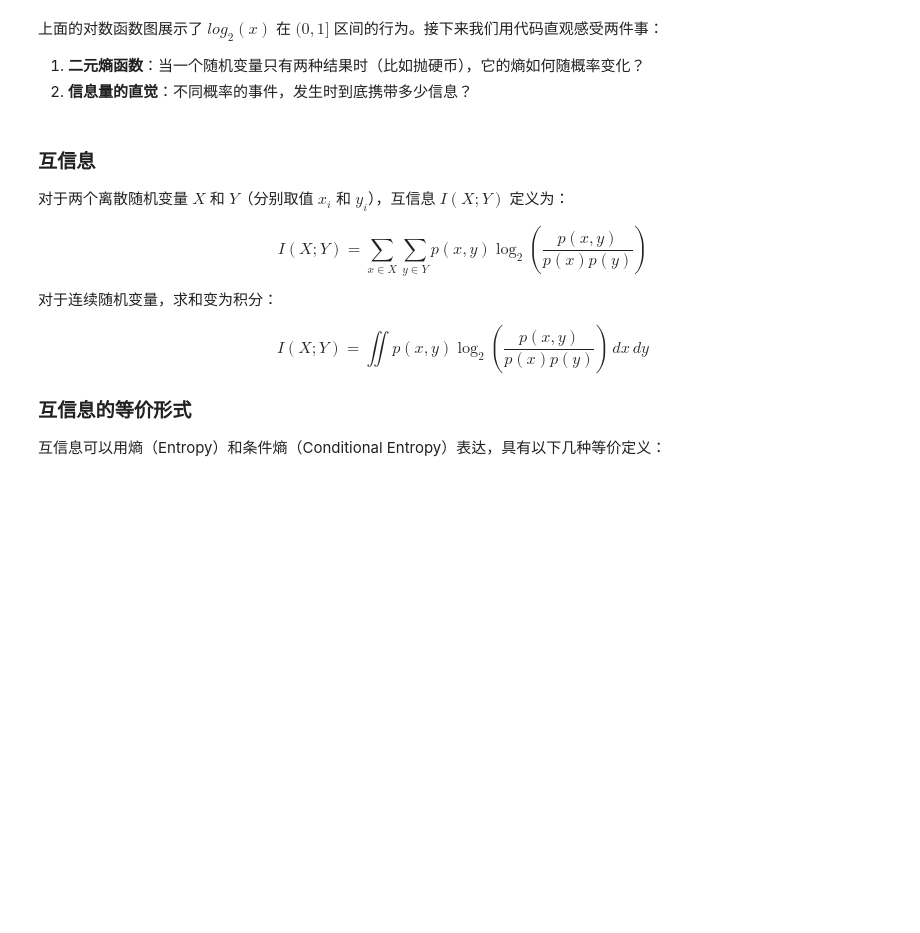
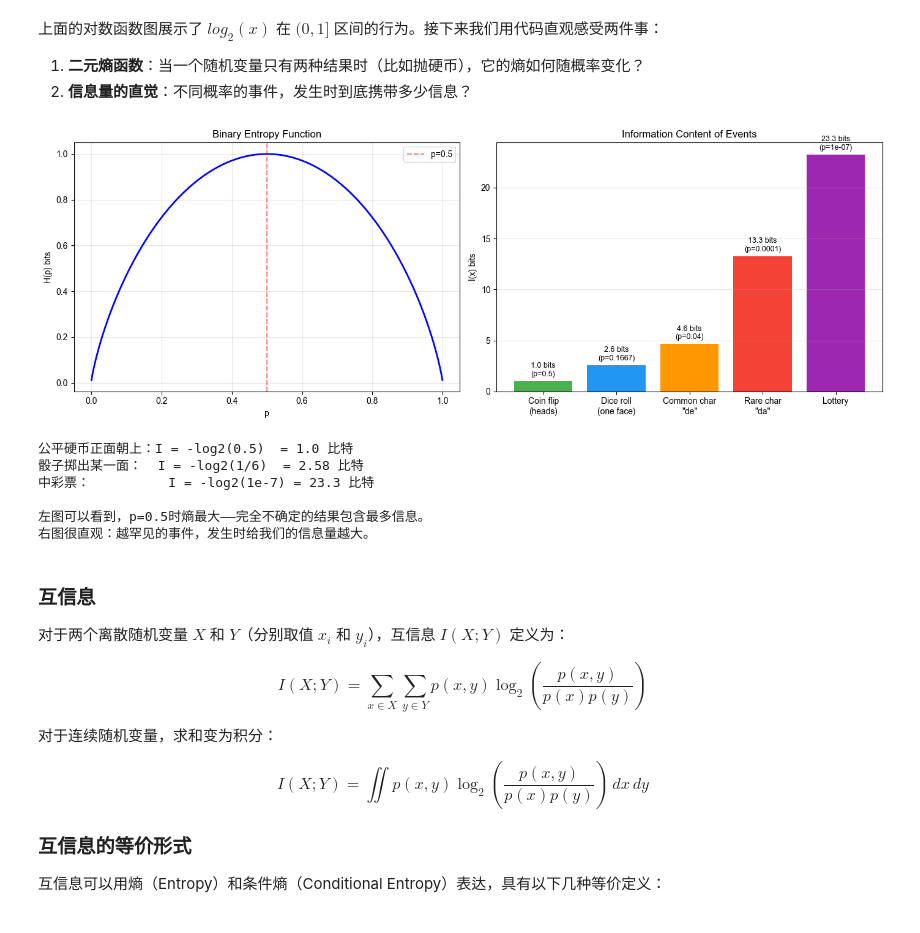
Before and after one commit to waylandzhang/information-theory-and-language-models, a Jupyter notebook: information-theory-and-llm.ipynb, the cells around one changed output. Cells and saved outputs as stored; diff of their text form; code cells hidden in the pictures; blank space fills up the shorter version.

```diff
--- a/information-theory-and-llm.ipynb
+++ b/information-theory-and-llm.ipynb
@@ -54,7 +54,7 @@ print(f"{np.log2(0.4)} —— 2为底数的0.4对数值")
 # %%
 import numpy as np
 import matplotlib.pyplot as plt
-plt.rcParams['font.family'] = ['Arial Unicode MS', 'SimHei', 'sans-serif']
+plt.rcParams['font.family'] = ['Arial Unicode MS', 'Hiragino Sans GB', 'sans-serif']
 
 # Binary entropy function H(p) for a two-outcome random variable
 p = np.linspace(0.001, 0.999, 500)
@@ -76,33 +76,41 @@ events = {
     'Coin flip\n(heads)': 0.5,
     'Dice roll\n(one face)': 1/6,
     'Common char\n"de"': 0.04,
     'Rare char\n"da"': 0.0001,
     'Lottery': 1e-7,
 }
 names = list(events.keys())
 probs = list(events.values())
 info_content = [-np.log2(p_val) for p_val in probs]
 
 colors = ['#4CAF50', '#2196F3', '#FF9800', '#F44336', '#9C27B0']
 bars = axes[1].bar(names, info_content, color=colors)
 axes[1].set_ylabel('I(x) bits')
 axes[1].set_title('Information Content of Events')
 axes[1].grid(True, alpha=0.3, axis='y')
 
 for bar, val, prob in zip(bars, info_content, probs):
     axes[1].text(bar.get_x() + bar.get_width()/2., bar.get_height() + 0.3,
                  f'{val:.1f} bits\n(p={prob:.4g})', ha='center', va='bottom', fontsize=9)
 
 plt.tight_layout()
 plt.show()
 
 # The key intuition: rarer events carry more information
 print(f"公平硬币正面朝上：I = -log2(0.5)  = {-np.log2(0.5):.1f} 比特")
 print(f"骰子掷出某一面：  I = -log2(1/6)  = {-np.log2(1/6):.2f} 比特")
 print(f"中彩票：          I = -log2(1e-7) = {-np.log2(1e-7):.1f} 比特")
 print()
 print("左图可以看到，p=0.5时熵最大——完全不确定的结果包含最多信息。")
 print("右图很直观：越罕见的事件，发生时给我们的信息量越大。")
+# %% [output]
+[figure, added]
+公平硬币正面朝上：I = -log2(0.5)  = 1.0 比特
+骰子掷出某一面：  I = -log2(1/6)  = 2.58 比特
+中彩票：          I = -log2(1e-7) = 23.3 比特
+
+左图可以看到，p=0.5时熵最大——完全不确定的结果包含最多信息。
+右图很直观：越罕见的事件，发生时给我们的信息量越大。
 # %% [markdown]
 ### 互信息
 
```
Also changed, not shown: parts of 4 cells of this notebook, 2 other files.
